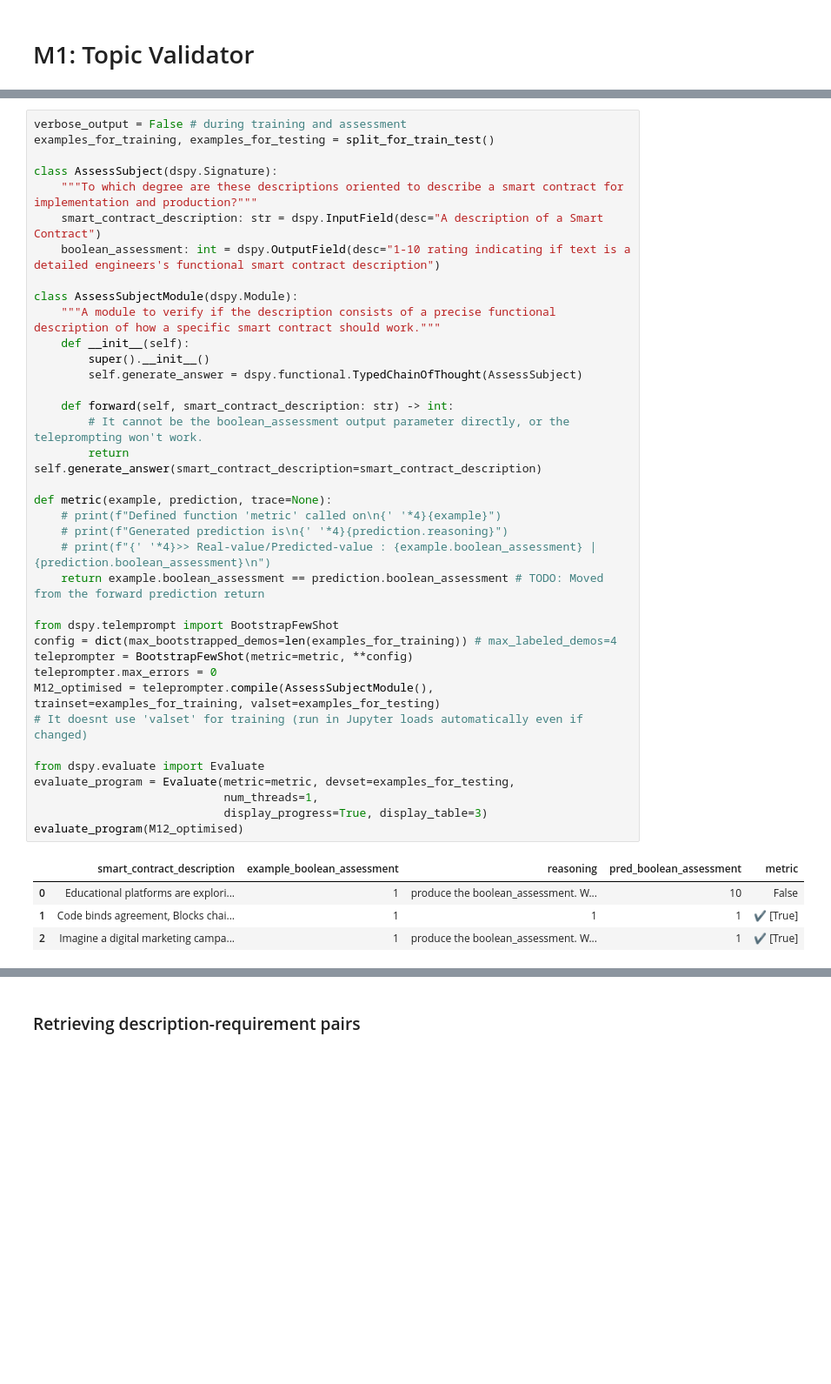
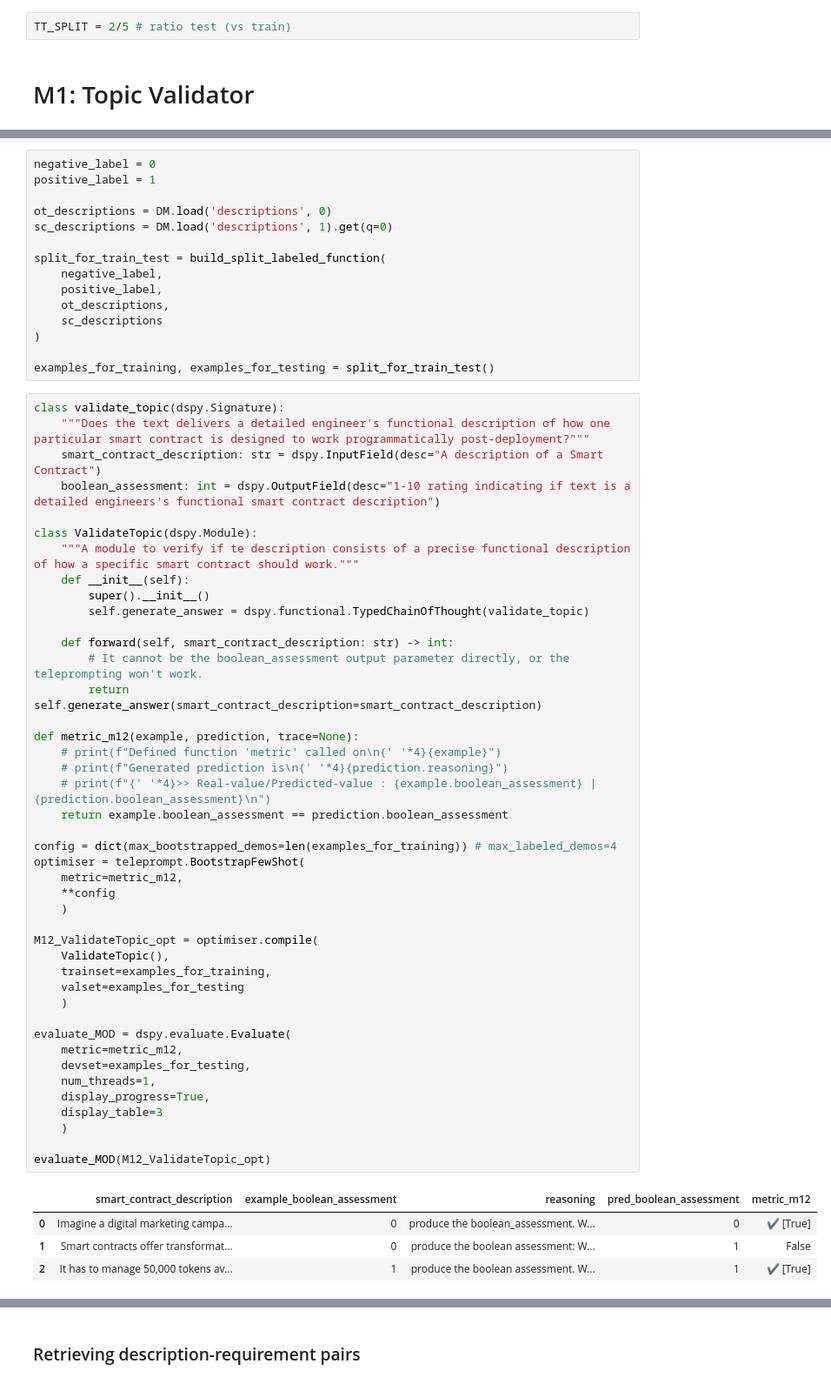
Before and after one commit to yago-mendoza/MaLB-SC-generation-module, a Jupyter notebook: sketches/RP_module/RP_dspy_module.ipynb, the cells around one changed output, grey strips where cells are left out. Shown at 87% size. Drawn from its saved outputs; the diff is of its cells as text; blank space fills up the shorter version.

Commit message:
style(RP_dspy_module): finalized ipynb file except for M4 module

```diff
--- a/sketches/RP_module/RP_dspy_module.ipynb
+++ b/sketches/RP_module/RP_dspy_module.ipynb
@@ -151,2 +218,4 @@ DM.load('descriptions', 1).get(q=1)
+# %%
+TT_SPLIT = 2/5 # ratio test (vs train)
 # %% [markdown]
 # M1: Topic Validator
@@ -295,43 +369,64 @@ def split_for_train_test(test_size=2/5):
+# %%
+negative_label = 0
+positive_label = 1
+
+ot_descriptions = DM.load('descriptions', 0)
+sc_descriptions = DM.load('descriptions', 1).get(q=0)
+
+split_for_train_test = build_split_labeled_function(
+    negative_label,
+    positive_label,
+    ot_descriptions,
+    sc_descriptions
+)
+
+examples_for_training, examples_for_testing = split_for_train_test()
 # %%
-verbose_output = False # during training and assessment
-examples_for_training, examples_for_testing = split_for_train_test()
-
-class AssessSubject(dspy.Signature):
-    """To which degree are these descriptions oriented to describe a smart contract for implementation and production?"""
+class validate_topic(dspy.Signature):
+    """Does the text delivers a detailed engineer's functional description of how one particular smart contract is designed to work programmatically post-deployment?"""
     smart_contract_description: str = dspy.InputField(desc="A description of a Smart Contract")
     boolean_assessment: int = dspy.OutputField(desc="1-10 rating indicating if text is a detailed engineers's functional smart contract description")
 
-class AssessSubjectModule(dspy.Module):
-    """A module to verify if the description consists of a precise functional description of how a specific smart contract should work."""
+class ValidateTopic(dspy.Module):
+    """A module to verify if te description consists of a precise functional description of how a specific smart contract should work."""
     def __init__(self):
         super().__init__()
-        self.generate_answer = dspy.functional.TypedChainOfThought(AssessSubject)
+        self.generate_answer = dspy.functional.TypedChainOfThought(validate_topic)
 
     def forward(self, smart_contract_description: str) -> int:
         # It cannot be the boolean_assessment output parameter directly, or the teleprompting won't work.
         return self.generate_answer(smart_contract_description=smart_contract_description)
 
-def metric(example, prediction, trace=None):
+def metric_m12(example, prediction, trace=None):
     # print(f"Defined function 'metric' called on\n{' '*4}{example}")
     # print(f"Generated prediction is\n{' '*4}{prediction.reasoning}")
     # print(f"{' '*4}>> Real-value/Predicted-value : {example.boolean_assessment} | {prediction.boolean_assessment}\n")
-    return example.boolean_assessment == prediction.boolean_assessment # TODO: Moved from the forward prediction return
+    return example.boolean_assessment == prediction.boolean_assessment
 
-from dspy.telemprompt import BootstrapFewShot
 config = dict(max_bootstrapped_demos=len(examples_for_training)) # max_labeled_demos=4
-teleprompter = BootstrapFewShot(metric=metric, **config)
-teleprompter.max_errors = 0
-M12_optimised = teleprompter.compile(AssessSubjectModule(), trainset=examples_for_training, valset=examples_for_testing)
-# It doesnt use 'valset' for training (run in Jupyter loads automatically even if changed)
+optimiser = teleprompt.BootstrapFewShot(
+    metric=metric_m12,
+    **config
+    )
 
-from dspy.evaluate import Evaluate
-evaluate_program = Evaluate(metric=metric, devset=examples_for_testing,
-                            num_threads=1,
-                            display_progress=True, display_table=3)
-evaluate_program(M12_optimised)
+M12_ValidateTopic_opt = optimiser.compile(
+    ValidateTopic(),
+    trainset=examples_for_training,
+    valset=examples_for_testing
+    )
+
+evaluate_MOD = dspy.evaluate.Evaluate(
+    metric=metric_m12,
+    devset=examples_for_testing,
+    num_threads=1,
+    display_progress=True,
+    display_table=3
+    )
+
+evaluate_MOD(M12_ValidateTopic_opt)
 # %% [output]
-|  | smart_contract_description | example_boolean_assessment | reasoning | pred_boolean_assessment | metric |
-| 0 | Educational platforms are explori... | 1 | produce the boolean_assessment. W... | 10 | False |
-| 1 | Code binds agreement, Blocks chai... | 1 | 1 | 1 | ✔️ [True] |
-| 2 | Imagine a digital marketing campa... | 1 | produce the boolean_assessment. W... | 1 | ✔️ [True] |
+|  | smart_contract_description | example_boolean_assessment | reasoning | pred_boolean_assessment | metric_m12 |
+| 0 | Imagine a digital marketing campa... | 0 | produce the boolean_assessment. W... | 0 | ✔️ [True] |
+| 1 | Smart contracts offer transformat... | 0 | produce the boolean assessment: W... | 1 | False |
+| 2 | It has to manage 50,000 tokens av... | 1 | produce the boolean assessment. W... | 1 | ✔️ [True] |
 ... 10 more rows not displayed ...
```
Also changed, not shown: parts of 55 cells of this notebook, 9 other files.
